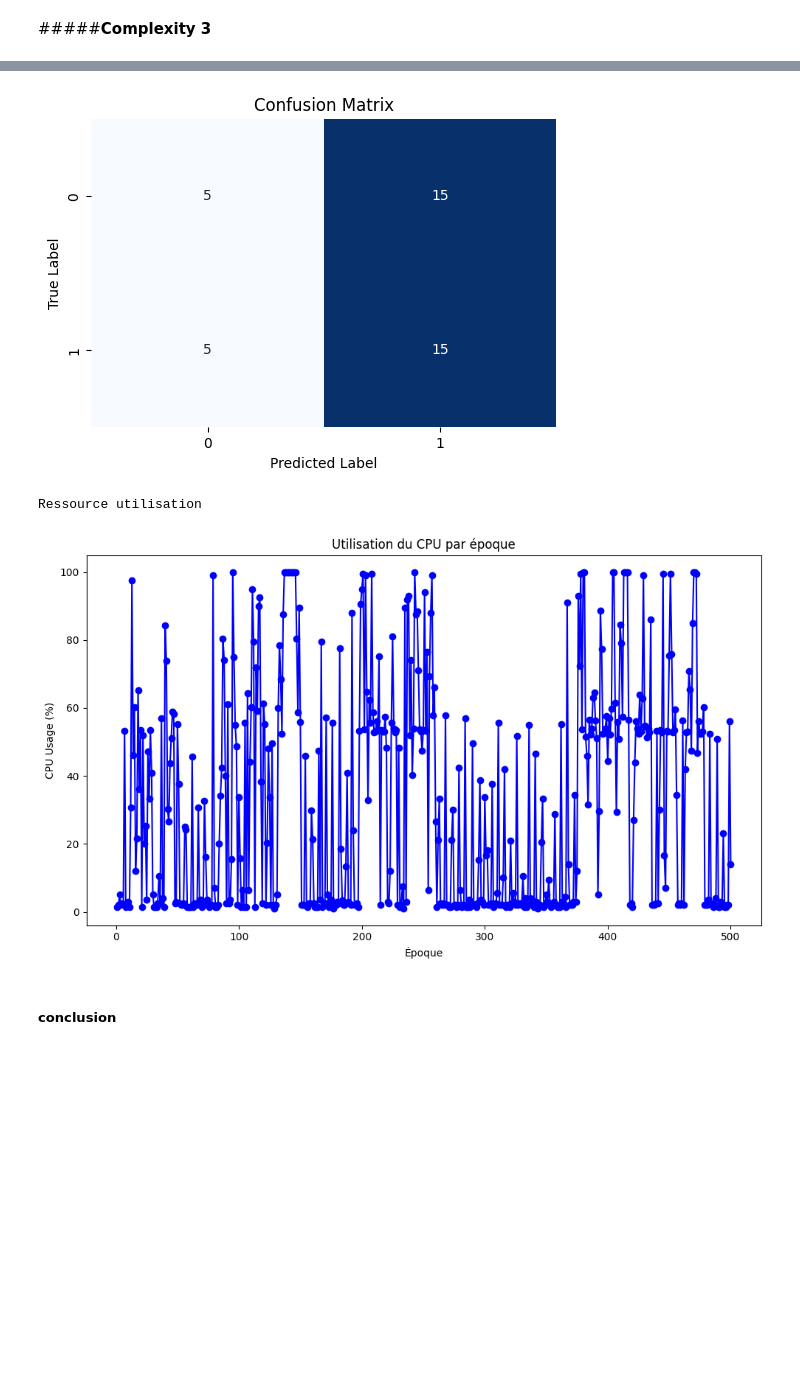
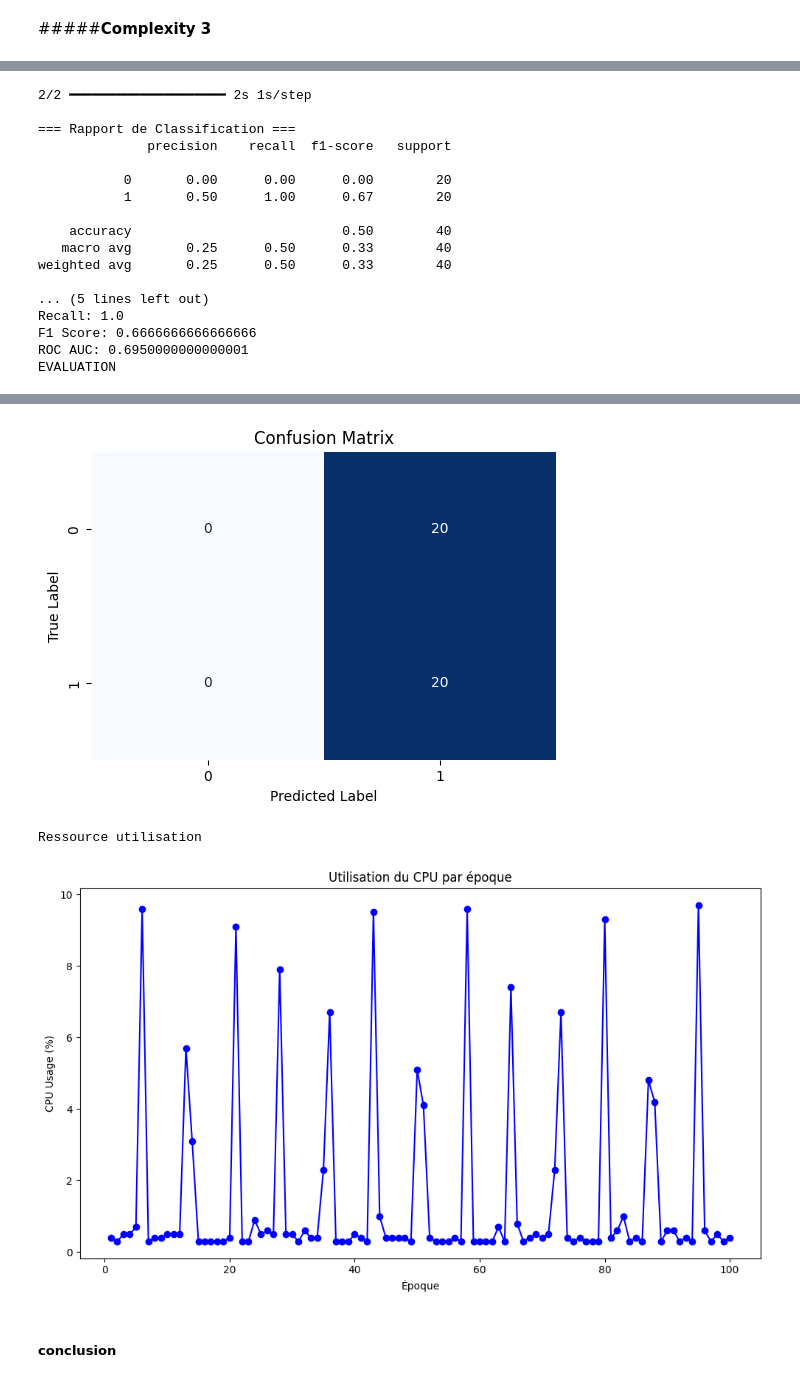
Before and after one commit to gyxcit/nlp_course1, a Jupyter notebook: llm_homework.ipynb, the cells around one changed output, grey strips where cells are left out. Cells and saved outputs as stored; diff of their text form; code cells hidden in the pictures; blank space fills up the shorter version.

```diff
--- a/llm_homework.ipynb
+++ b/llm_homework.ipynb
@@ -963,5 +957,5 @@ Ressource utilisation
 #####**Complexity 3**
 # %%
 model_rnn_3 = build_rnn_model_3(vocab_size, embed_dim, max_length)
-history_rnn_3 = train_model(model_rnn_3, X_train_pad, train_labels, X_test_pad, test_labels, epochs=500, batch_size=32)
+history_rnn_3 = train_model(model_rnn_3, X_train_pad, train_labels, X_test_pad, test_labels, epochs=100, batch_size=32)
 # %% [output]
@@ -984,0 +980,17 @@ EVALUATION
+2/2 ━━━━━━━━━━━━━━━━━━━━ 2s 1s/step
+
+=== Rapport de Classification ===
+              precision    recall  f1-score   support
+
+           0       0.00      0.00      0.00        20
+           1       0.50      1.00      0.67        20
+
+    accuracy                           0.50        40
+   macro avg       0.25      0.50      0.33        40
+weighted avg       0.25      0.50      0.33        40
+
+... (5 lines left out)
+Recall: 1.0
+F1 Score: 0.6666666666666666
+ROC AUC: 0.6950000000000001
+EVALUATION
@@ -989,6 +1001,6 @@ EVALUATION
 [figure]
-Ressource utilisation
+Ressource utilisation
-[figure, old version]
+[figure, new version]
 # %% [markdown]
 ##### conclusion
 # %% [markdown]
```
Also changed, not shown: parts of 26 cells of this notebook.
